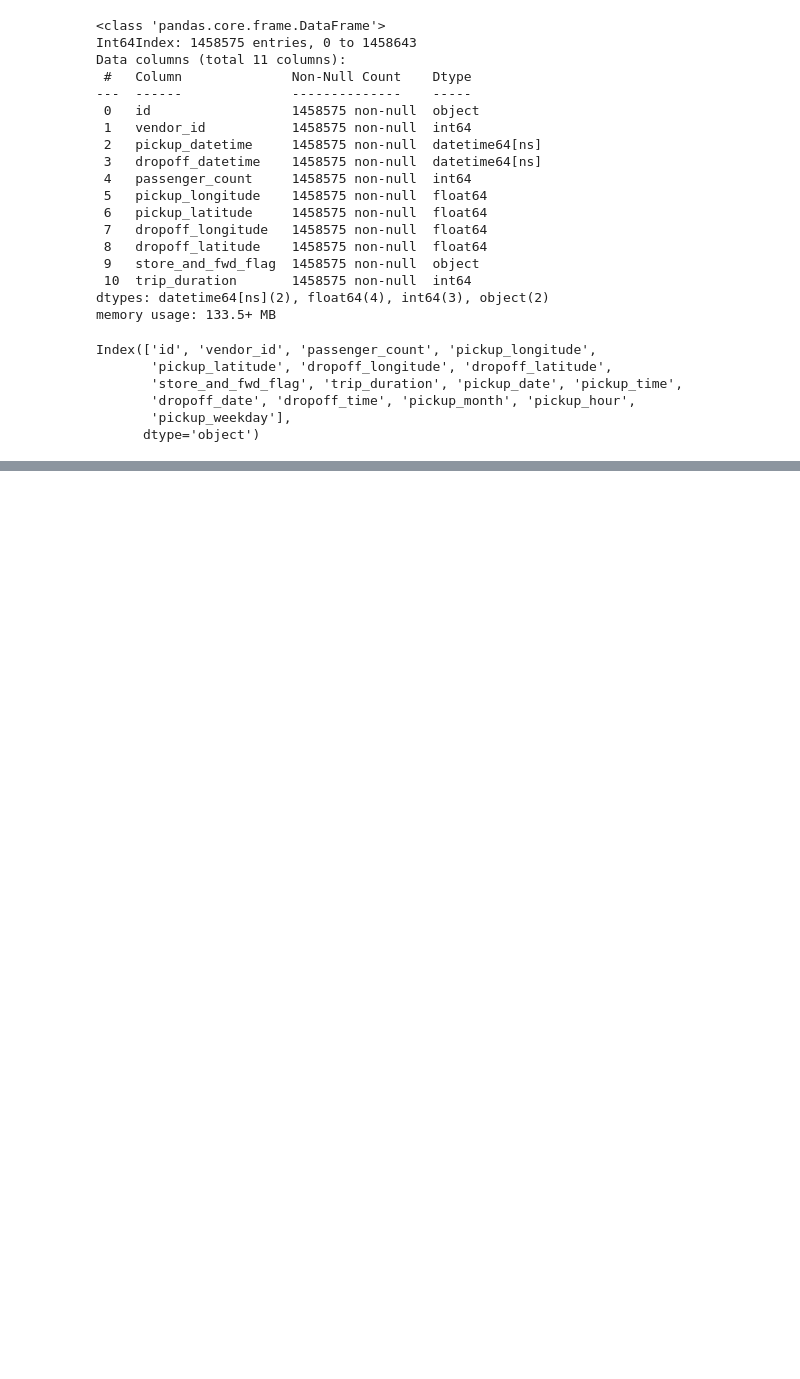
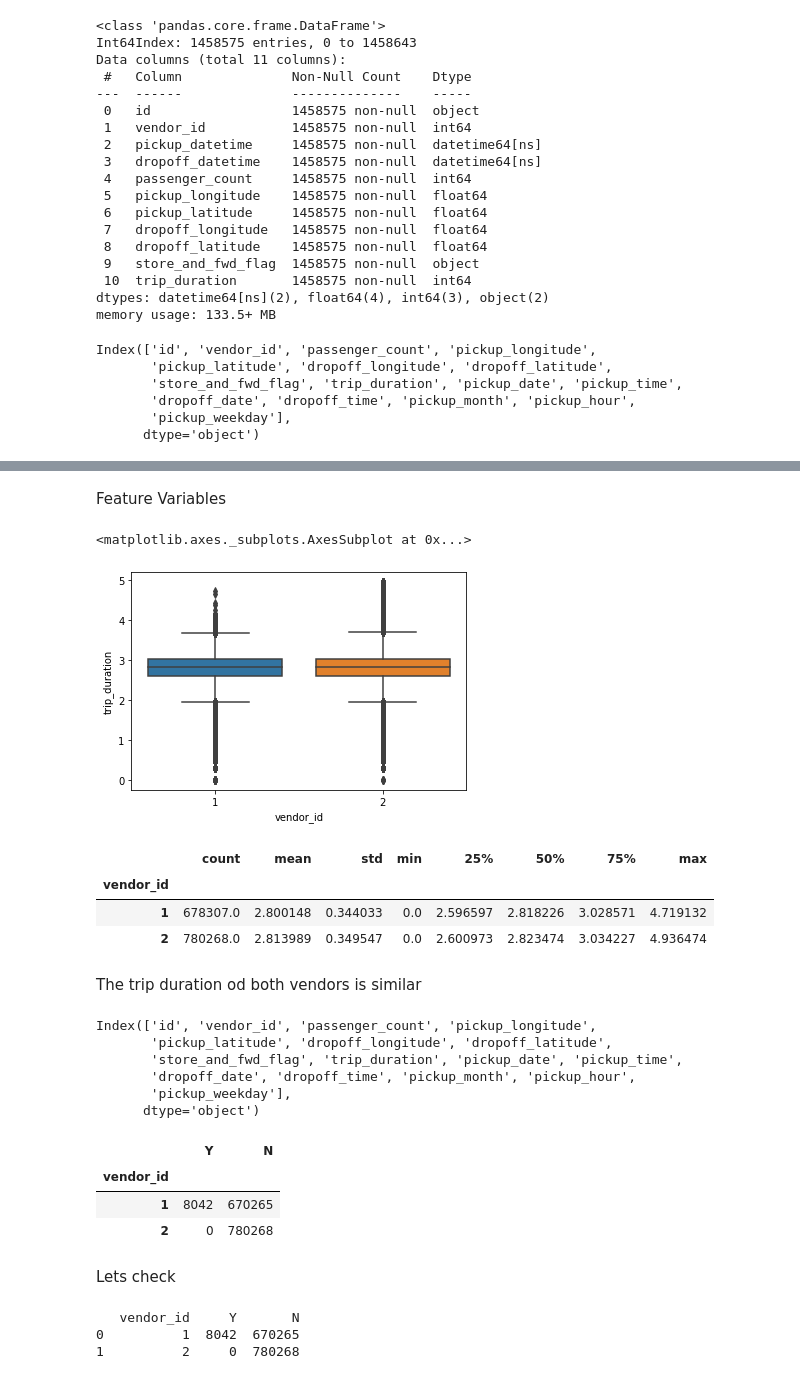
Before and after one commit to Shashwat-spyder/NYC-Taxi-Trip-Time, a Jupyter notebook: NYC_Taxi_Trip_Time_Prediction_Capstone_Project.ipynb, the cells around one changed output, grey strips where cells are left out. Drawn from its saved outputs; the diff is of its cells as text; code cells hidden in the pictures; blank space fills up the shorter version.

```diff
--- a/NYC_Taxi_Trip_Time_Prediction_Capstone_Project.ipynb
+++ b/NYC_Taxi_Trip_Time_Prediction_Capstone_Project.ipynb
@@ -344,0 +362,47 @@ Index(['id', 'vendor_id', 'passenger_count', 'pickup_longitude',
+# %% [markdown]
+Feature Variables
+# %%
+sns.boxplot( x=nyc_df['vendor_id'], y=np.log10(nyc_df['trip_duration']))
+# %% [output]
+<matplotlib.axes._subplots.AxesSubplot at 0x...>
+[figure, added]
+# %%
+nyc_df['trip_duration']=np.log10(nyc_df['trip_duration'])
+nyc_df.groupby('vendor_id')['trip_duration'].describe()
+# %% [output]
+|  | count | mean | std | min | 25% | 50% | 75% | max |
+| vendor_id |  |  |  |  |  |  |  |  |
+| 1 | 678307.0 | 2.800148 | 0.344033 | 0.0 | 2.596597 | 2.818226 | 3.028571 | 4.719132 |
+| 2 | 780268.0 | 2.813989 | 0.349547 | 0.0 | 2.600973 | 2.823474 | 3.034227 | 4.936474 |
+# %% [markdown]
+The trip duration od both vendors is similar
+# %%
+nyc_df.columns
+# %% [output]
+Index(['id', 'vendor_id', 'passenger_count', 'pickup_longitude',
+       'pickup_latitude', 'dropoff_longitude', 'dropoff_latitude',
+       'store_and_fwd_flag', 'trip_duration', 'pickup_date', 'pickup_time',
+       'dropoff_date', 'dropoff_time', 'pickup_month', 'pickup_hour',
+       'pickup_weekday'],
+      dtype='object')
+# %%
+nyc_df['Y'] = np.where(nyc_df['store_and_fwd_flag']=='Y', 1, 0)
+nyc_df['N'] = np.where(nyc_df['store_and_fwd_flag']=='N', 1, 0)
+
+
+
+nyc_df.groupby('vendor_id')['Y','N'].sum()
+# %% [output]
+|  | Y | N |
+| vendor_id |  |  |
+| 1 | 8042 | 670265 |
+| 2 | 0 | 780268 |
+# %% [markdown]
+Lets check
+# %%
+c=nyc_df.groupby('vendor_id')['Y','N'].sum().reset_index()
+print(c)
+# %% [output]
+   vendor_id     Y       N
+0          1  8042  670265
+1          2     0  780268
```
Also changed, not shown: parts of 24 cells of this notebook.
